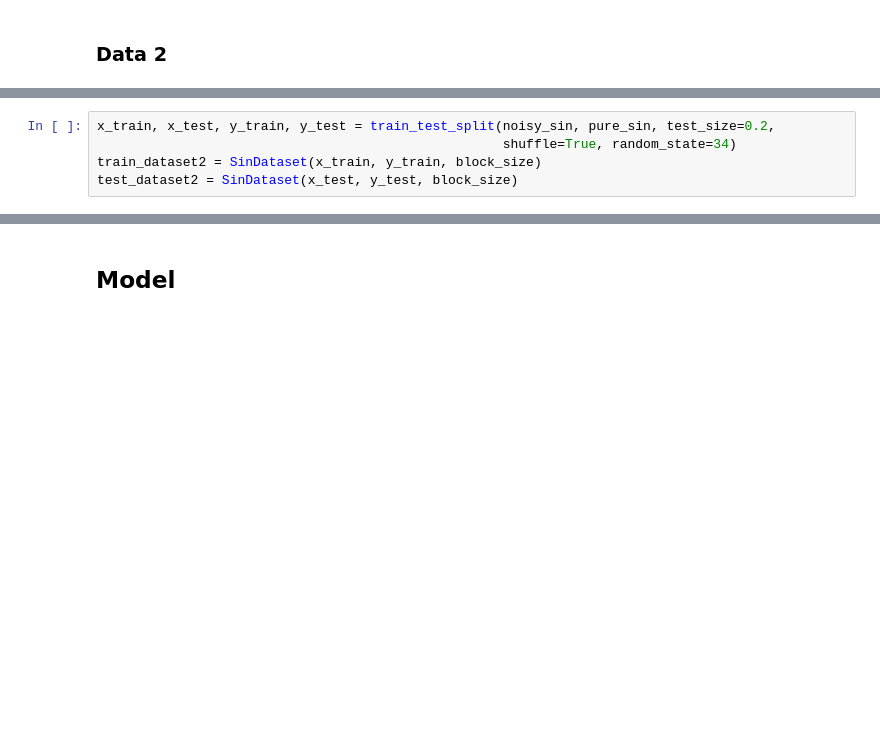
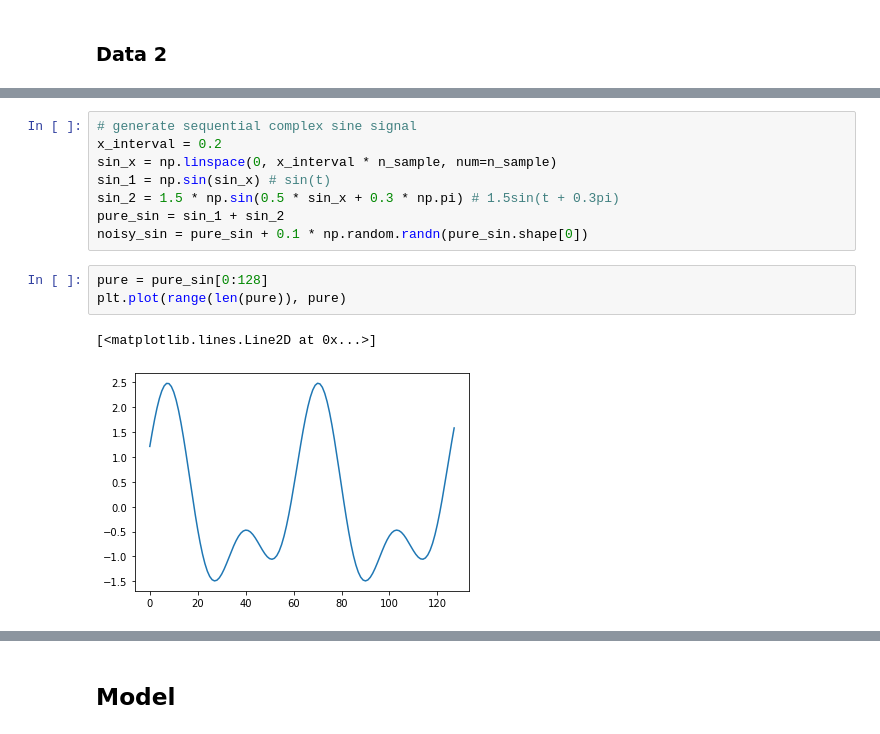
Before and after one commit to Upota/Transformer_Auto-Encoder, a Jupyter notebook: Denoising Signal.ipynb, the cells around one changed output, grey strips where cells are left out. Drawn from its saved outputs; the diff is of its cells as text; blank space fills up the shorter version.

```diff
--- a/Denoising Signal.ipynb
+++ b/Denoising Signal.ipynb
@@ -87,5 +80,14 @@ pure_sin.shape
-# %%
-x_train, x_test, y_train, y_test = train_test_split(noisy_sin, pure_sin, test_size=0.2,
-                                                    shuffle=True, random_state=34)
-train_dataset2 = SinDataset(x_train, y_train, block_size)
-test_dataset2 = SinDataset(x_test, y_test, block_size)
+# %%
+# generate sequential complex sine signal
+x_interval = 0.2
+sin_x = np.linspace(0, x_interval * n_sample, num=n_sample)
+sin_1 = np.sin(sin_x) # sin(t)
+sin_2 = 1.5 * np.sin(0.5 * sin_x + 0.3 * np.pi) # 1.5sin(t + 0.3pi)
+pure_sin = sin_1 + sin_2
+noisy_sin = pure_sin + 0.1 * np.random.randn(pure_sin.shape[0])
+# %%
+pure = pure_sin[0:128]
+plt.plot(range(len(pure)), pure)
+# %% [output]
+[<matplotlib.lines.Line2D at 0x...>]
+[figure, added]
```
Also changed, not shown: parts of 23 cells of this notebook, 3 other files.
